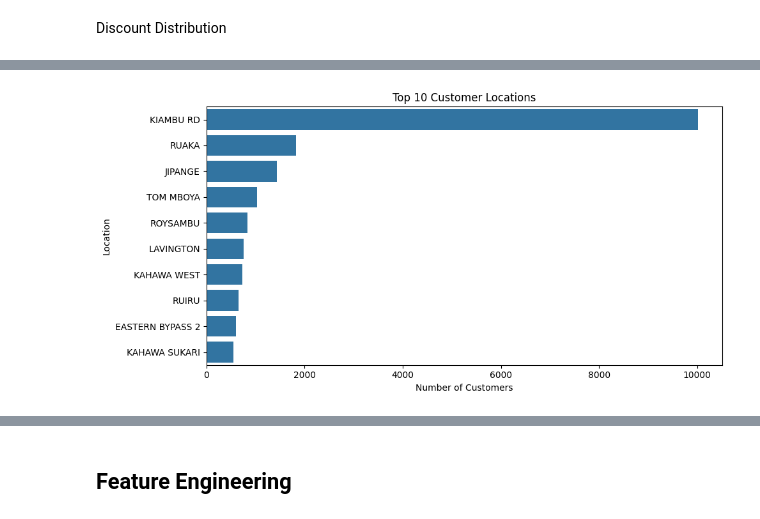
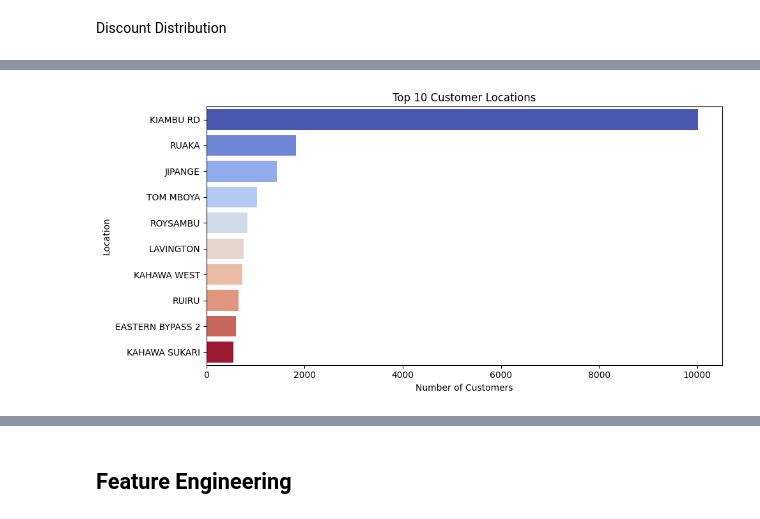
Before and after one commit to Sama-stack/Loyalty-Program-Project-Group-2, a Jupyter notebook: Group_2_Phase_5_Project_Capstone.ipynb, the cells around one changed output, grey strips where cells are left out. Cells and saved outputs as stored; diff of their text form; code cells hidden in the pictures.

```diff
--- a/Group_2_Phase_5_Project_Capstone.ipynb
+++ b/Group_2_Phase_5_Project_Capstone.ipynb
@@ -199,7 +196,7 @@ transactions_df.columns = transactions_df.columns.str.strip()
 # %%
 #Converting the registered date column and ticket date to date format
 customer_df['registered_date'] = pd.to_datetime(customer_df['registered_date'])
-transactions_df['ticket_date'] = pd.to_datetime(transactions_df['ticket_date'])
+transactions_df['ticket_date'] = pd.to_datetime(transactions_df['ticket_date'], errors='coerce')
 # %%
 #Converting the loyalty column to object to have the same formart in both datasets
 customer_df['loyalty_id'] = customer_df['loyalty_id'].astype('object')
@@ -424,7 +422,0 @@ plt.show()
-# %%
-# Transactions over time
-transactions_df['ticket_date'] = pd.to_datetime(transactions_df['ticket_date'])
-transactions_df.set_index('ticket_date')['revenue_value'].resample('W').sum().plot(figsize=(12,5))
-plt.title('Weekly Revenue Over Time')
-plt.ylabel('Total Sales')
-plt.show()
@@ -455,8 +545,18 @@ if 'category' in transactions_df.columns:
 # %%
 #Top Products
-top_products = transactions_df.groupby('description')['revenue_value'].sum().sort_values(ascending=False).head(10)
-sns.barplot(x=top_products.values, y=top_products.index)
+top_products = transactions_df.groupby('description')['revenue_value'] \
+                              .sum().sort_values(ascending=False).head(10)
+
+# Generate coolwarm colors
+cmap = cm.get_cmap('coolwarm')
+colors = cmap(np.linspace(0, 1, len(top_products)))
+
+# Plot horizontal bar chart with custom colors
+plt.figure(figsize=(10, 6))
+sns.barplot(x=top_products.values, y=top_products.index, palette=colors)
 plt.title("Top 10 Products by Revenue")
 plt.xlabel("Total Revenue")
+plt.ylabel("Product")
+plt.tight_layout()
 plt.show()
 # %% [output]
@@ -473,20 +585,27 @@ plt.show()
 # %%
 # Geographic Distribution — Top 10 Locations
 if 'registered_location' in customer_df.columns:
-
     top_locations = customer_df['registered_location'].value_counts().nlargest(10).index
-
     top_location_data = customer_df[customer_df['registered_location'].isin(top_locations)]
 
-    plt.figure(figsize=(10,5))
-    sns.countplot(y='registered_location', data=top_location_data,
-                  order=top_location_data['registered_location'].value_counts().index)
+    # Create coolwarm colors for bars
+    counts = top_location_data['registered_location'].value_counts()
+    cmap = cm.get_cmap('coolwarm')
+    colors = cmap(np.linspace(0, 1, len(counts)))
+
+    plt.figure(figsize=(10, 5))
+    sns.countplot(
+        y='registered_location',
+        data=top_location_data,
+        order=counts.index,
+        palette=colors
+    )
     plt.title("Top 10 Customer Locations")
     plt.xlabel("Number of Customers")
     plt.ylabel("Location")
     plt.tight_layout()
     plt.show()
 # %% [output]
-[figure, old version]
+[figure, new version]
 # %%
 #Repeat vs Onetime
```
Also changed, not shown: parts of 29 cells of this notebook.
